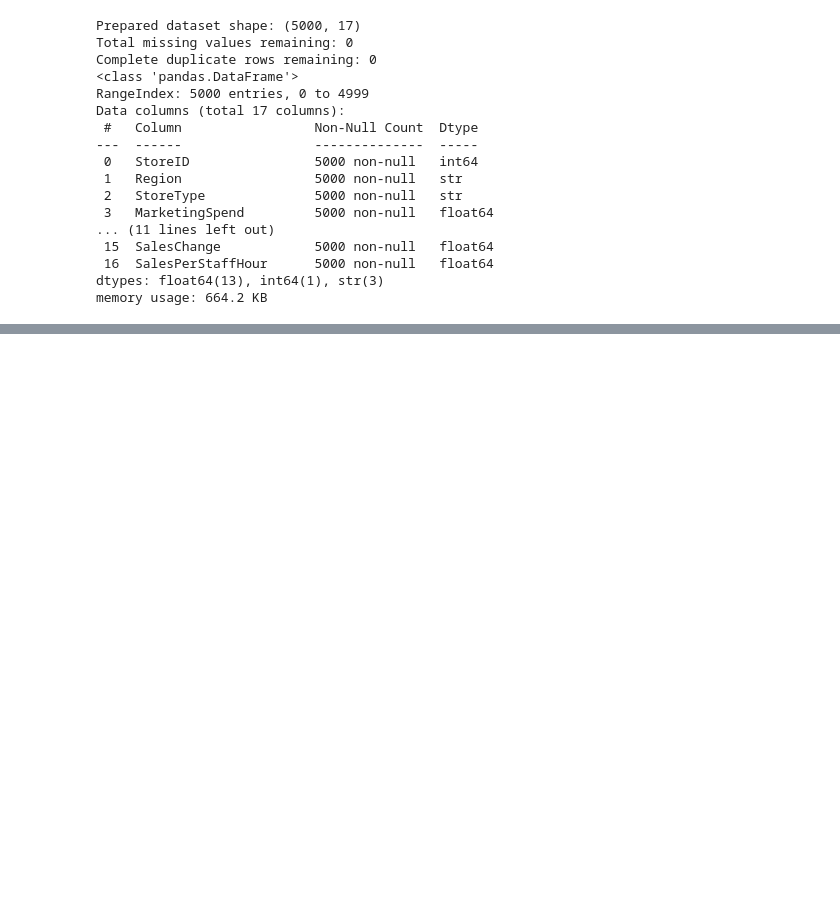
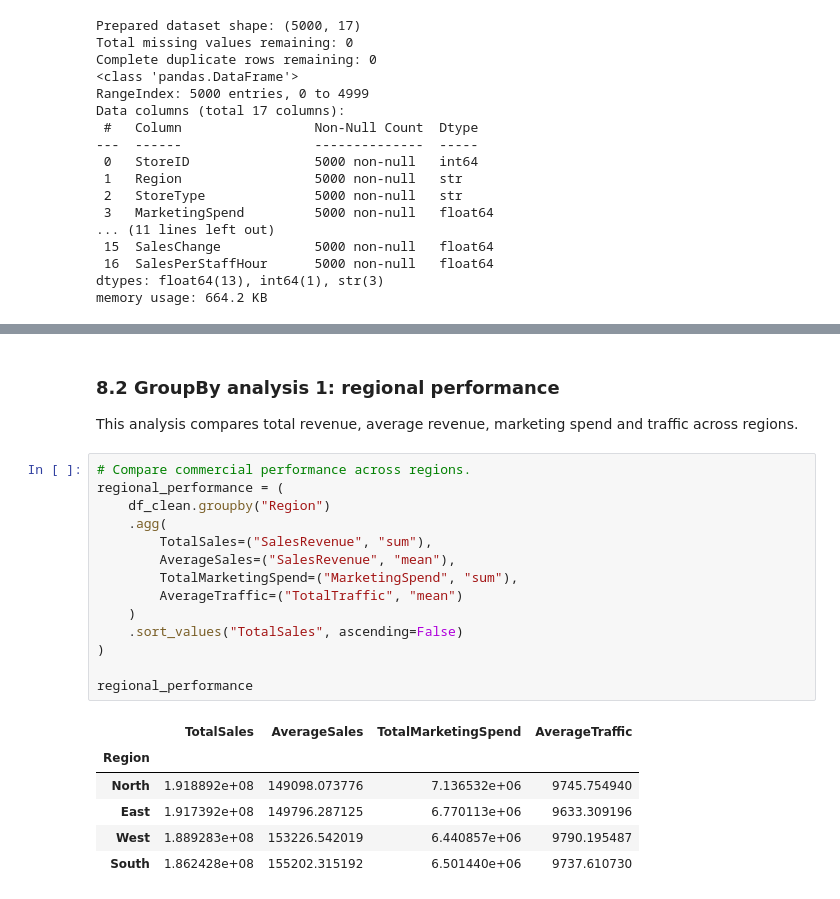
Before and after one commit to RyanMitchell8/Research-Analytics-Ca1, a Jupyter notebook: Ca1-folder/Task_1_Retail_Performance.ipynb, the cells around one changed output, grey strips where cells are left out. Saved outputs shown, nothing was run; the diff lists cells and outputs as text; blank space fills up the shorter version.

Commit message:
Task One: Exploratory Data Analysis done

```diff
--- a/Ca1-folder/Task_1_Retail_Performance.ipynb
+++ b/Ca1-folder/Task_1_Retail_Performance.ipynb
@@ -311,0 +347,25 @@ memory usage: 664.2 KB
+# %% [markdown]
+### 8.2 GroupBy analysis 1: regional performance
+
+This analysis compares total revenue, average revenue, marketing spend and traffic across regions.
+# %%
+# Compare commercial performance across regions.
+regional_performance = (
+    df_clean.groupby("Region")
+    .agg(
+        TotalSales=("SalesRevenue", "sum"),
+        AverageSales=("SalesRevenue", "mean"),
+        TotalMarketingSpend=("MarketingSpend", "sum"),
+        AverageTraffic=("TotalTraffic", "mean")
+    )
+    .sort_values("TotalSales", ascending=False)
+)
+
+regional_performance
+# %% [output]
+|  | TotalSales | AverageSales | TotalMarketingSpend | AverageTraffic |
+| Region |  |  |  |  |
+| North | 1.918892e+08 | 149098.073776 | 7.136532e+06 | 9745.754940 |
+| East | 1.917392e+08 | 149796.287125 | 6.770113e+06 | 9633.309196 |
+| West | 1.889283e+08 | 153226.542019 | 6.440857e+06 | 9790.195487 |
+| South | 1.862428e+08 | 155202.315192 | 6.501440e+06 | 9737.610730 |
```
Also changed, not shown: parts of 17 cells of this notebook.
